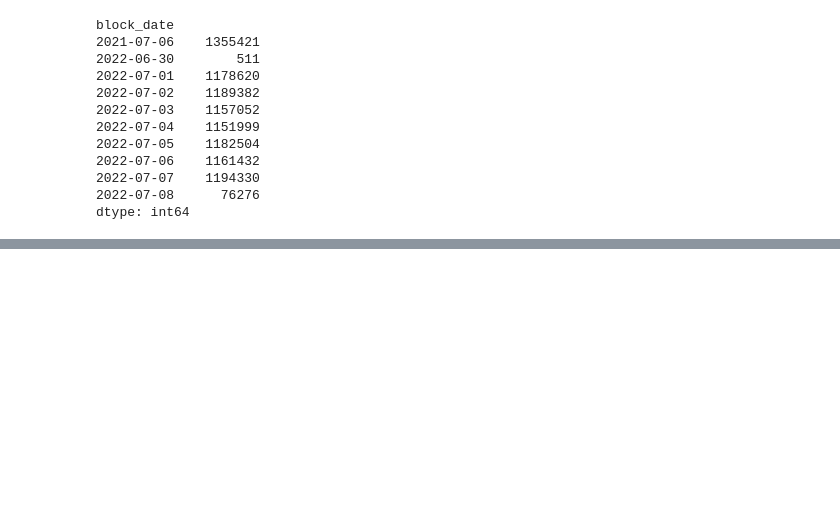
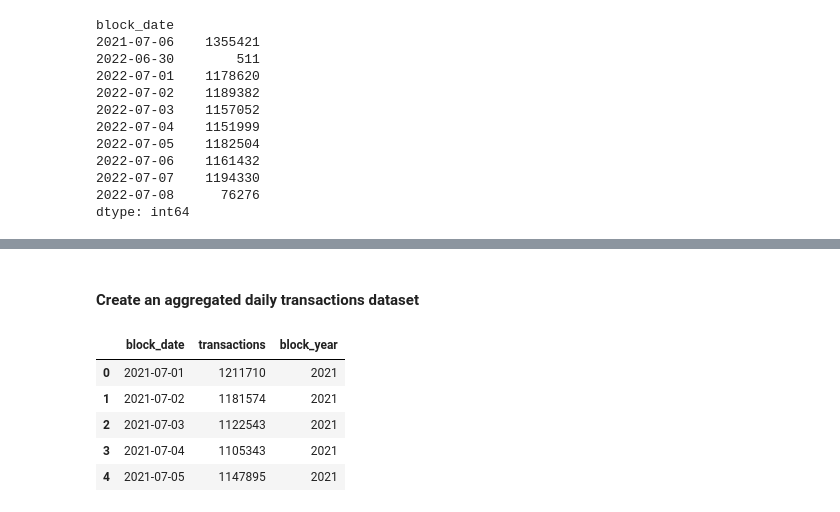
Before and after one commit to InterUniverse/blockchain, a Jupyter notebook: ethereum/nbs/ethereum_eda.ipynb, the cells around one changed output, grey strips where cells are left out. Cells and saved outputs as stored; diff of their text form; code cells hidden in the pictures; blank space fills up the shorter version.

```diff
--- a/ethereum/nbs/ethereum_eda.ipynb
+++ b/ethereum/nbs/ethereum_eda.ipynb
@@ -101,0 +84,16 @@ alt.Chart(txn_daily).mark_line().encode(
+# %% [markdown]
+#### Create an aggregated daily transactions dataset
+# %%
+df_txn_daily = df_txn.query('block_date.between("2021-07-01","2021-07-07", inclusive="both") or block_date.between("2022-07-01","2022-07-07", inclusive="both")')
+df_txn_daily = df_txn_daily.groupby(['block_date']).agg(transactions=('block_transactions','sum'))
+df_txn_daily.reset_index(inplace=True)
+df_txn_daily['block_year'] = df_txn_daily['block_date'].dt.year
+# %%
+df_txn_daily.head()
+# %% [output]
+|  | block_date | transactions | block_year |
+| 0 | 2021-07-01 | 1211710 | 2021 |
+| 1 | 2021-07-02 | 1181574 | 2021 |
+| 2 | 2021-07-03 | 1122543 | 2021 |
+| 3 | 2021-07-04 | 1105343 | 2021 |
+| 4 | 2021-07-05 | 1147895 | 2021 |
```
Also changed, not shown: parts of 26 cells of this notebook, 1 other file.
